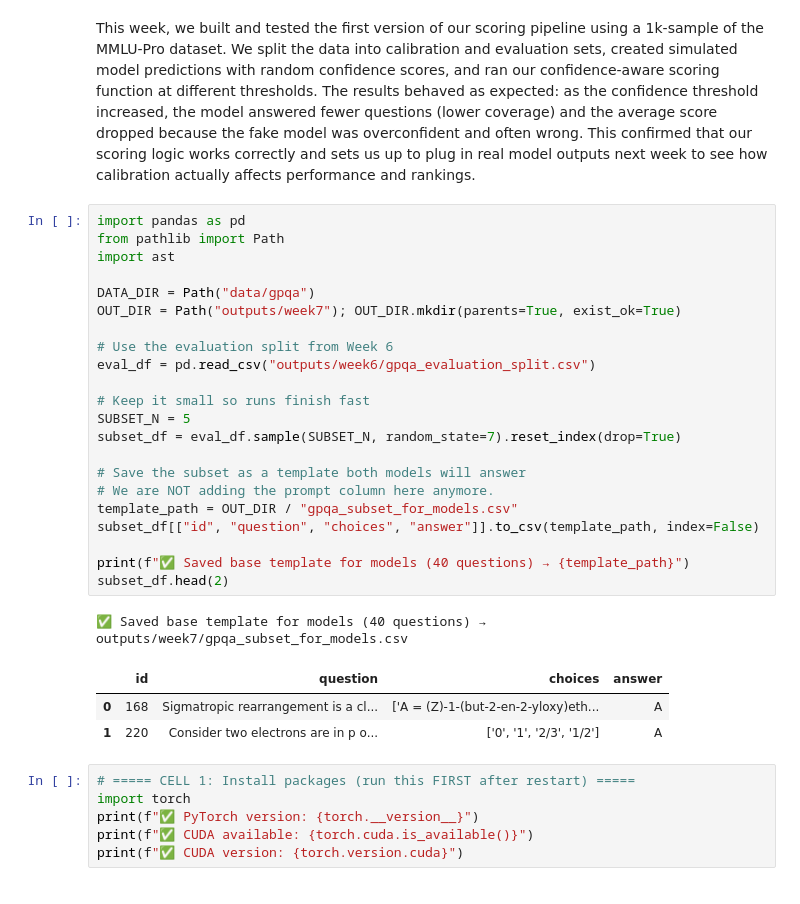
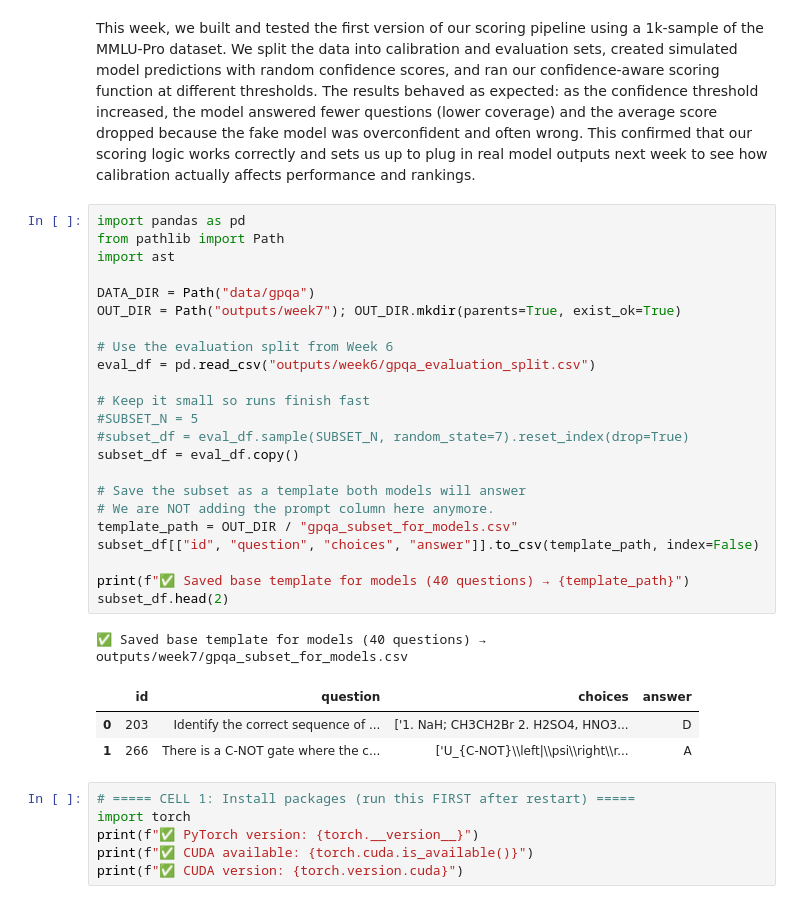
Before and after one commit to stutisinghal008/llm-eval, a Jupyter notebook: gpqa-inference.ipynb, the cells around one changed output. Cells and saved outputs as stored; diff of their text form.

```diff
--- a/gpqa-inference.ipynb
+++ b/gpqa-inference.ipynb
@@ -242,30 +242,31 @@ This week, we built and tested the first version of our scoring pipeline using a
 # %%
 import pandas as pd
 from pathlib import Path
 import ast
 
 DATA_DIR = Path("data/gpqa")
 OUT_DIR = Path("outputs/week7"); OUT_DIR.mkdir(parents=True, exist_ok=True)
 
 # Use the evaluation split from Week 6
 eval_df = pd.read_csv("outputs/week6/gpqa_evaluation_split.csv")
 
 # Keep it small so runs finish fast
-SUBSET_N = 5
-subset_df = eval_df.sample(SUBSET_N, random_state=7).reset_index(drop=True)
+#SUBSET_N = 5
+#subset_df = eval_df.sample(SUBSET_N, random_state=7).reset_index(drop=True)
+subset_df = eval_df.copy()
 
 # Save the subset as a template both models will answer
 # We are NOT adding the prompt column here anymore.
 template_path = OUT_DIR / "gpqa_subset_for_models.csv"
 subset_df[["id", "question", "choices", "answer"]].to_csv(template_path, index=False)
 
 print(f"✅ Saved base template for models (40 questions) → {template_path}")
 subset_df.head(2)
 # %% [output]
 ✅ Saved base template for models (40 questions) → outputs/week7/gpqa_subset_for_models.csv
 |  | id | question | choices | answer |
-| 0 | 168 | Sigmatropic rearrangement is a cl... | ['A = (Z)-1-(but-2-en-2-yloxy)eth... | A |
-| 1 | 220 | Consider two electrons are in p o... | ['0', '1', '2/3', '1/2'] | A |
+| 0 | 203 | Identify the correct sequence of ... | ['1. NaH; CH3CH2Br 2. H2SO4, HNO3... | D |
+| 1 | 266 | There is a C-NOT gate where the c... | ['U_{C-NOT}\\left|\\psi\\right\\r... | A |
 # %%
 # ===== CELL 1: Install packages (run this FIRST after restart) =====
 import torch
```
Also changed, not shown: parts of 5 cells of this notebook, 6 other files.
